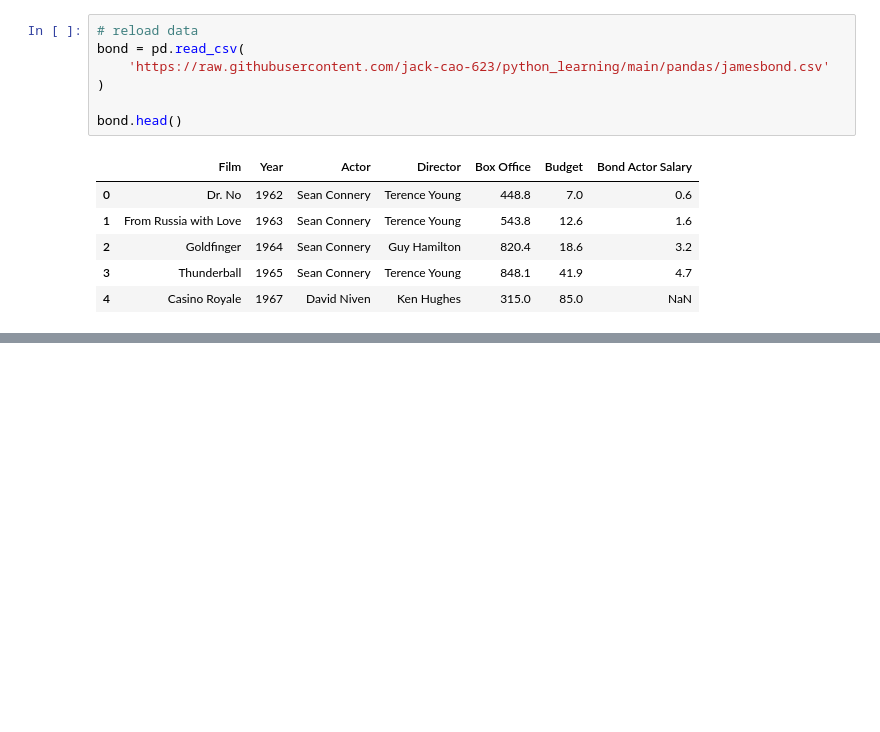
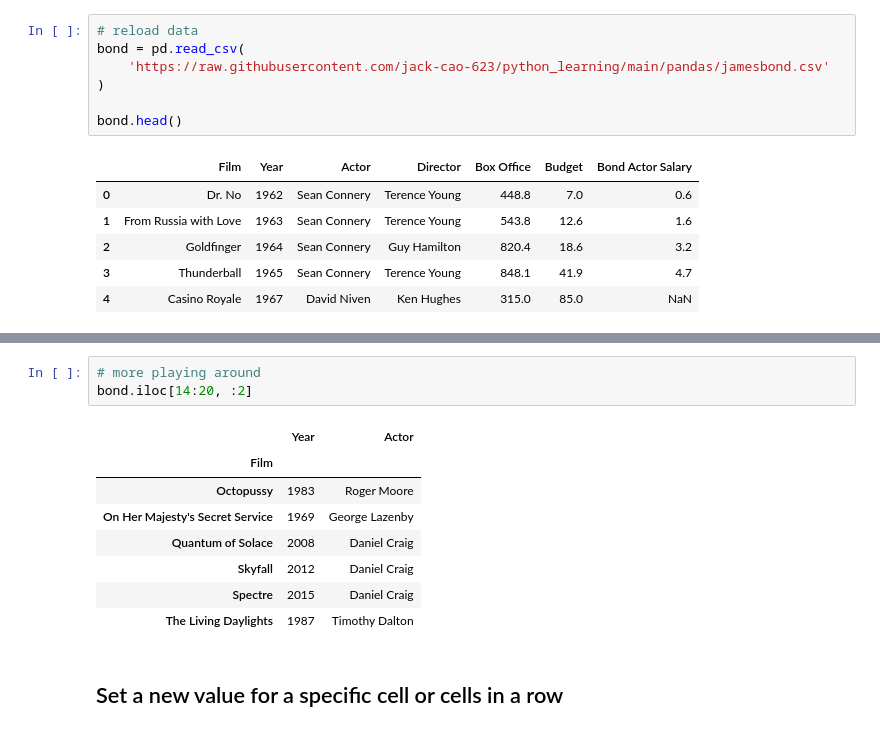
Before and after one commit to jack-cao-623/python_learning, a Jupyter notebook: dataframes_03_data_extraction.ipynb, the cells around one changed output, grey strips where cells are left out. Cells and saved outputs as stored; diff of their text form; blank space fills up the shorter version.

```diff
--- a/dataframes_03_data_extraction.ipynb
+++ b/dataframes_03_data_extraction.ipynb
@@ -446,0 +501,14 @@ bond.head()
+# %%
+# more playing around
+bond.iloc[14:20, :2]
+# %% [output]
+|  | Year | Actor |
+| Film |  |  |
+| Octopussy | 1983 | Roger Moore |
+| On Her Majesty's Secret Service | 1969 | George Lazenby |
+| Quantum of Solace | 2008 | Daniel Craig |
+| Skyfall | 2012 | Daniel Craig |
+| Spectre | 2015 | Daniel Craig |
+| The Living Daylights | 1987 | Timothy Dalton |
+# %% [markdown]
+## Set a new value for a specific cell or cells in a row
```
Also changed, not shown: parts of 7 cells of this notebook.
